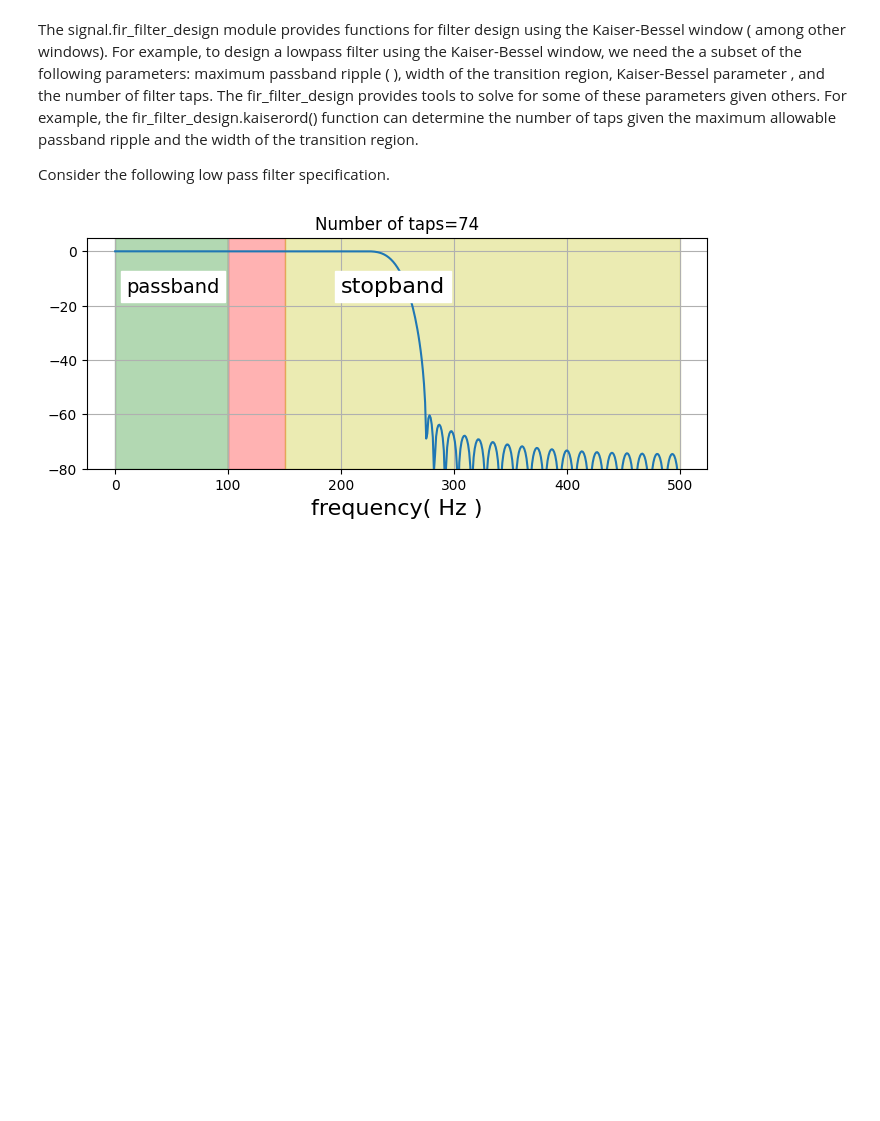
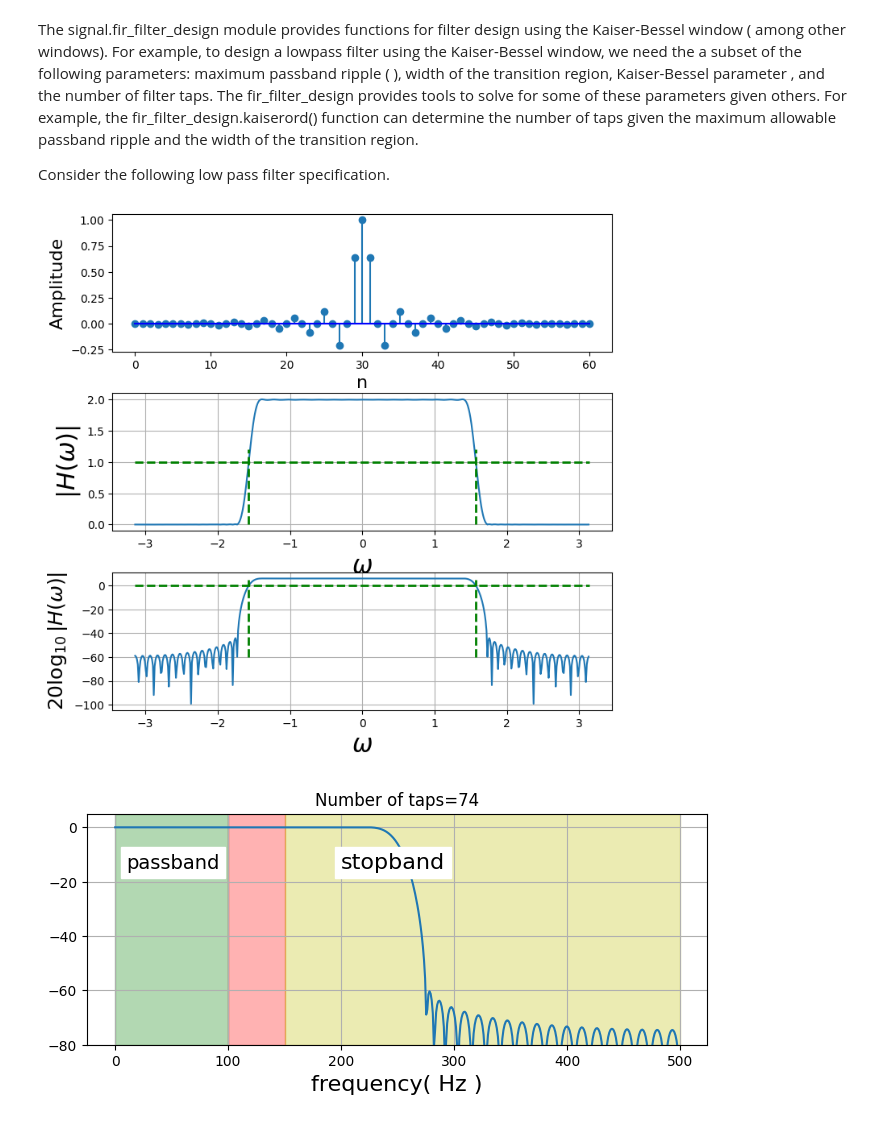
Before and after one commit to IvonLuiz/FIR_Filter_WindowMethod, a Jupyter notebook: notebook/FIR.ipynb, the cells around one changed output. Cells and saved outputs as stored; diff of their text form; code cells hidden in the pictures; blank space fills up the shorter version.

```diff
--- a/notebook/FIR.ipynb
+++ b/notebook/FIR.ipynb
@@ -230,6 +191,61 @@ The signal.fir_filter_design module provides functions for filter design using t
 , and the number of filter taps. The fir_filter_design provides tools to solve for some of these parameters given others. For example, the fir_filter_design.kaiserord() function can determine the number of taps given the maximum allowable passband ripple and the width of the transition region.
 
 Consider the following low pass filter specification.
+# %%
+# Especificações do filtro
+fs = 1000  # Taxa de amostragem, Hz
+cutoff = pi / 2  # Frequência de corte desejada, radianos
+trans_width = 0.1 * pi  # Largura da transição, radianos
+attenuation = 50  # Atenuação mínima na banda rejeitada, dB
+# %%
+# Calculando os parâmetros para a janela de Kaiser
+delta_w = trans_width / pi  # Normalizando a largura da transição
+M, beta = signal.kaiserord(attenuation, delta_w)
+
+# Criando o filtro FIR utilizando a janela de Kaiser
+wc = pi/2
+n = arange(-M//2, M//2 + 1)
+h = sinc(wc*(n)/pi) * signal.windows.kaiser(M+1, beta)
+
+# Resposta em frequência
+N = 512  # Tamanho da DFT
+w, Hh = signal.freqz(h, 1, whole=True, worN=N)  # Obtendo toda a resposta em frequência
+wx = fft.fftfreq(len(w))  # Para centralizar a plotagem
+# %%
+# Plotando os gráficos
+fig, axs = plt.subplots(3, 1, figsize=(8, 8))
+plt.subplots_adjust(hspace=0.3)
+
+# Resposta impulsiva do filtro
+ax = axs[0]
+ax.stem(n + M//2, h, basefmt='b-')
+ax.set_xlabel("n", fontsize=16)
+ax.set_ylabel("Amplitude", fontsize=16)
+ax.set_title("Resposta Impulsiva do Filtro", fontsize=18)
+
+# Magnitude da resposta em frequência
+ax = axs[1]
+ax.plot(w - pi, abs(fft.fftshift(Hh)))
+# ax.axis(xmax=pi/2, xmin=-pi/2)
+ax.vlines([-wc, wc], 0, 1.2, color='g', lw=2., linestyle='--')
+ax.hlines(1, -pi, pi, color='g', lw=2., linestyle='--')
+ax.set_xlabel(r"$\omega$", fontsize=22)
+ax.set_ylabel(r"$|H(\omega)|$", fontsize=22)
+ax.grid()
+
+# Resposta em frequência em dB
+ax = axs[2]
+ax.plot(w - pi, 20 * log10(abs(fft.fftshift(Hh))))
+# ax.axis(ymin=-60, ymax=5, xmax=pi/2, xmin=-pi/2)
+ax.vlines([-wc, wc], -60, 5, color='g', lw=2., linestyle='--')
+ax.hlines(0, -pi, pi, color='g', lw=2., linestyle='--')
+ax.set_xlabel(r"$\omega$", fontsize=22)
+ax.set_ylabel(r"$20\log_{10}|H(\omega)|$", fontsize=18)
+ax.grid()
+
+plt.show()
+# %% [output]
+[figure, added]
 # %%
 Ns =300 # number of samples
 N = 1024 # DFT size
```
Also changed, not shown: parts of 4 cells of this notebook.
